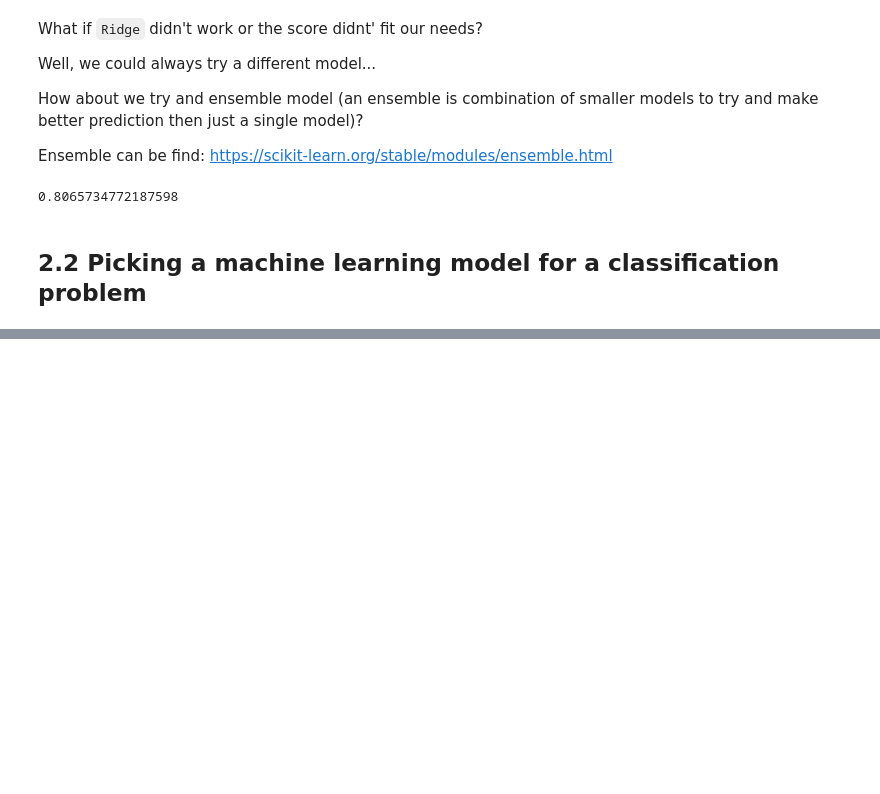
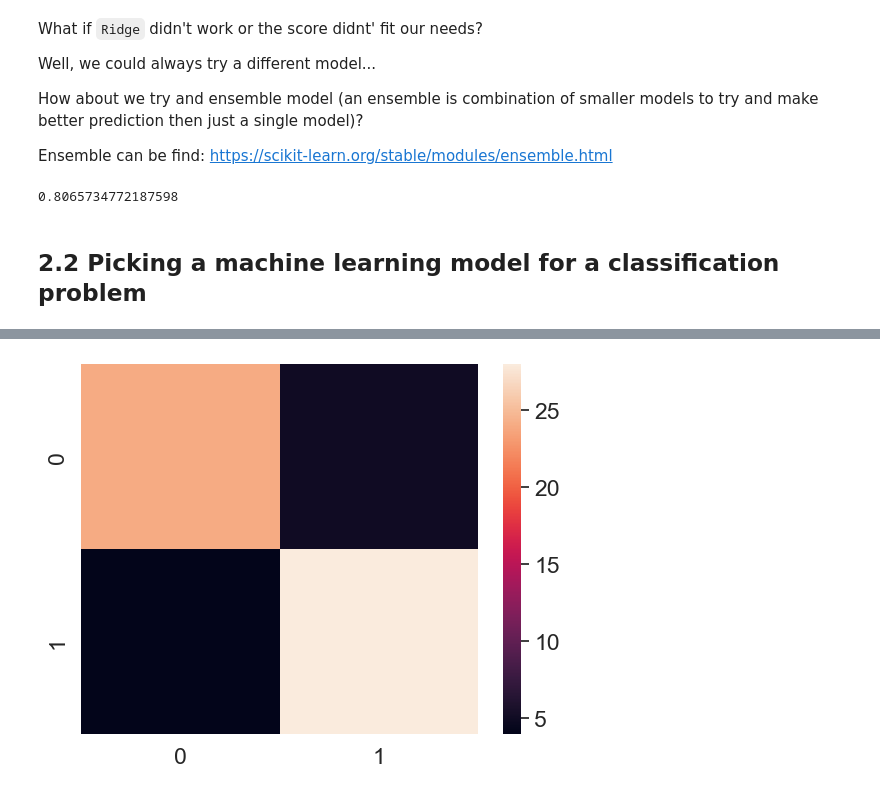
Before and after one commit to redrum88/Machine_Learning_and_Data_Science, a Jupyter notebook: Completed/instroduction_to_sklearn.ipynb, the cells around one changed output, grey strips where cells are left out. Drawn from its saved outputs; the diff is of its cells as text; code cells hidden in the pictures; blank space fills up the shorter version.

```diff
--- a/Completed/instroduction_to_sklearn.ipynb
+++ b/Completed/instroduction_to_sklearn.ipynb
@@ -759,0 +1208,16 @@ model.score(X_test, y_test)
+# %%
+from sklearn.model_selection import cross_val_score
+from sklearn.ensemble import RandomForestClassifier
+
+np.random.seed(42)
+
+X = heart_disease.drop("target", axis=1)
+y = heart_disease["target"]
+
+X_train, X_test, y_train, y_test = train_test_split(X, y, test_size=0.2)
+
+clf = RandomForestClassifier(n_estimators=100)
+
+clf.fit(X_train, y_train)
+
+cross_val_score = cross_val_score(clf, X, y, cv=5)
@@ -759,0 +1328,6 @@ model.score(X_test, y_test)
+# %%
+from sklearn.metrics import confusion_matrix
+
+y_preds = clf.predict(X_test)
+
+confusion_matrix(y_test, y_preds)
@@ -759,0 +1366,14 @@ model.score(X_test, y_test)
+# %%
+# Make our confusion matrix more visual with Seaborn's heatmap()
+import seaborn as sns
+
+# Set the font scale
+sns.set(font_scale=1.5)
+
+# Create a confusion matrix
+conf_mat = confusion_matrix(y_test, y_preds)
+
+# Plot it using Seaborn
+sns.heatmap(conf_mat);
+# %% [output]
+[figure, added]
```
Also changed, not shown: parts of 71 cells of this notebook.
